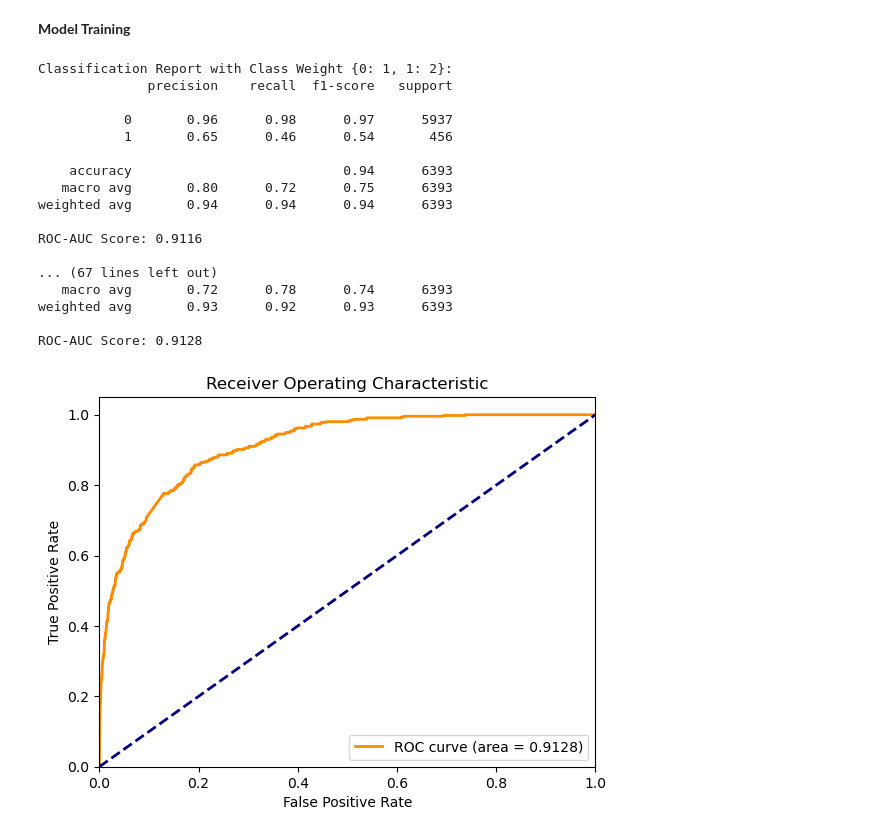
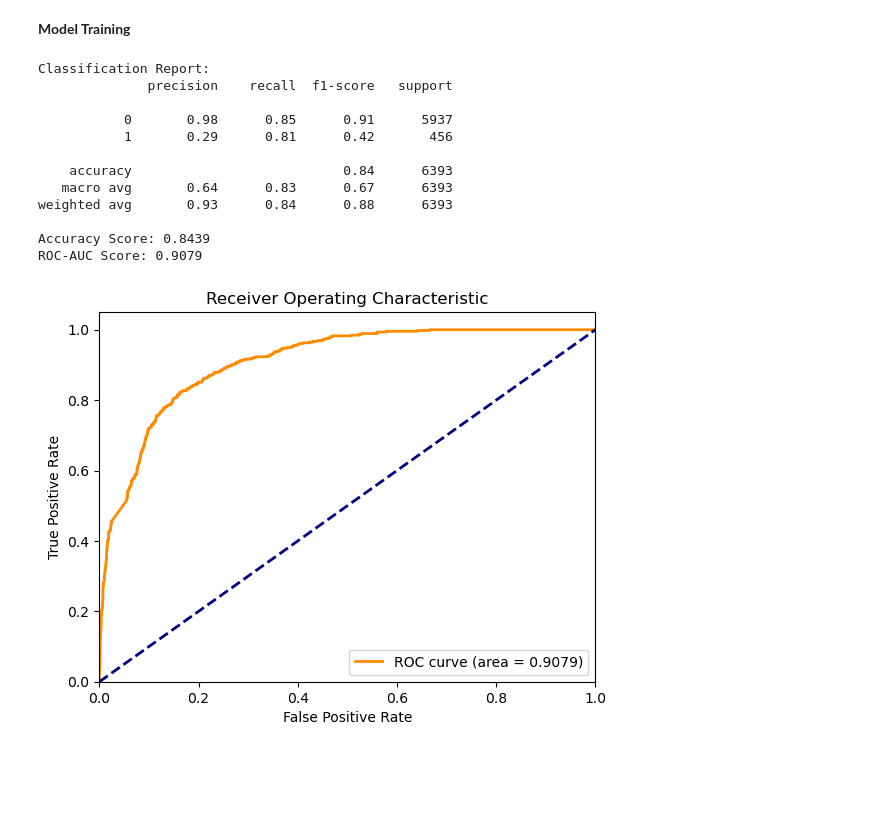
Before and after one commit to tarlan3003/x_sentiment_analysis, a Jupyter notebook: sentiment_analysis.ipynb, the cells around one changed output. Cells and saved outputs as stored; diff of their text form; code cells hidden in the pictures; blank space fills up the shorter version.

```diff
--- a/sentiment_analysis.ipynb
+++ b/sentiment_analysis.ipynb
@@ -579,67 +532,51 @@ ROC-AUC Score: 0.9102
 # %% [markdown]
 **Model Training**
 # %%
-from sklearn.linear_model import LogisticRegression
-from sklearn.metrics import classification_report, roc_auc_score, roc_curve
-import matplotlib.pyplot as plt
-
-# Define a function to train and evaluate the model
-def evaluate_model(class_weight):
-    model = LogisticRegression(random_state=42, class_weight=class_weight)
-    model.fit(X_train, y_train)
+# Define a function to train and evaluate the model without class weights
+def evaluate_model():
+    model = LogisticRegression(random_state=42)
+    model.fit(X_train_resampled, y_train_resampled)
     y_pred = model.predict(X_val)
     y_pred_proba = model.predict_proba(X_val)[:, 1]
-    print(f"Classification Report with Class Weight {class_weight}:")
+    accuracy = accuracy_score(y_val, y_pred)
+    print("Classification Report:")
     print(classification_report(y_val, y_pred))
     roc_auc = roc_auc_score(y_val, y_pred_proba)
+    print(f'Accuracy Score: {accuracy:.4f}')
     print(f'ROC-AUC Score: {roc_auc:.4f}\n')
     return model, y_pred_proba
 
-# Try different class weights
-class_weights = [{0: 1, 1: 2}, {0: 1, 1: 2.5}, {0: 1, 1: 3}, {0: 1, 1: 3.5}, {0: 1, 1: 4}, {0: 1, 1: 4.5}, {0: 1, 1: 5}]
-best_model = None
-best_auc = 0
-
-for weight in class_weights:
-    model, y_pred_proba = evaluate_model(weight)
-    auc = roc_auc_score(y_val, y_pred_proba)
-    if auc > best_auc:
-        best_auc = auc
-        best_model = model
+# Train and evaluate the model
+best_model, y_pred_proba = evaluate_model()
 
 # Apply the best model to the validation set for ROC curve
 y_val_pred_proba = best_model.predict_proba(X_val)[:, 1]
 
 # Plot ROC curve
 fpr, tpr, _ = roc_curve(y_val, y_val_pred_proba)
 plt.figure()
-plt.plot(fpr, tpr, color='darkorange', lw=2, label=f'ROC curve (area = {best_auc:.4f})')
+plt.plot(fpr, tpr, color='darkorange', lw=2, label=f'ROC curve (area = {roc_auc_score(y_val, y_val_pred_proba):.4f})')
 plt.plot([0, 1], [0, 1], color='navy', lw=2, linestyle='--')
 plt.xlim([0.0, 1.0])
 plt.ylim([0.0, 1.05])
 plt.xlabel('False Positive Rate')
 plt.ylabel('True Positive Rate')
 plt.title('Receiver Operating Characteristic')
 plt.legend(loc="lower right")
 plt.show()
 # %% [output]
-Classification Report with Class Weight {0: 1, 1: 2}:
+Classification Report:
               precision    recall  f1-score   support
 
-           0       0.96      0.98      0.97      5937
-           1       0.65      0.46      0.54       456
+           0       0.98      0.85      0.91      5937
+           1       0.29      0.81      0.42       456
 
-    accuracy                           0.94      6393
-   macro avg       0.80      0.72      0.75      6393
-weighted avg       0.94      0.94      0.94      6393
+    accuracy                           0.84      6393
+   macro avg       0.64      0.83      0.67      6393
+weighted avg       0.93      0.84      0.88      6393
 
-ROC-AUC Score: 0.9116
-
-... (67 lines left out)
-   macro avg       0.72      0.78      0.74      6393
-weighted avg       0.93      0.92      0.93      6393
-
-ROC-AUC Score: 0.9128
+Accuracy Score: 0.8439
+ROC-AUC Score: 0.9079
-[figure, old version]
+[figure, new version]
 # %%
 from sklearn.svm import SVC
```
Also changed, not shown: parts of 16 cells of this notebook.
